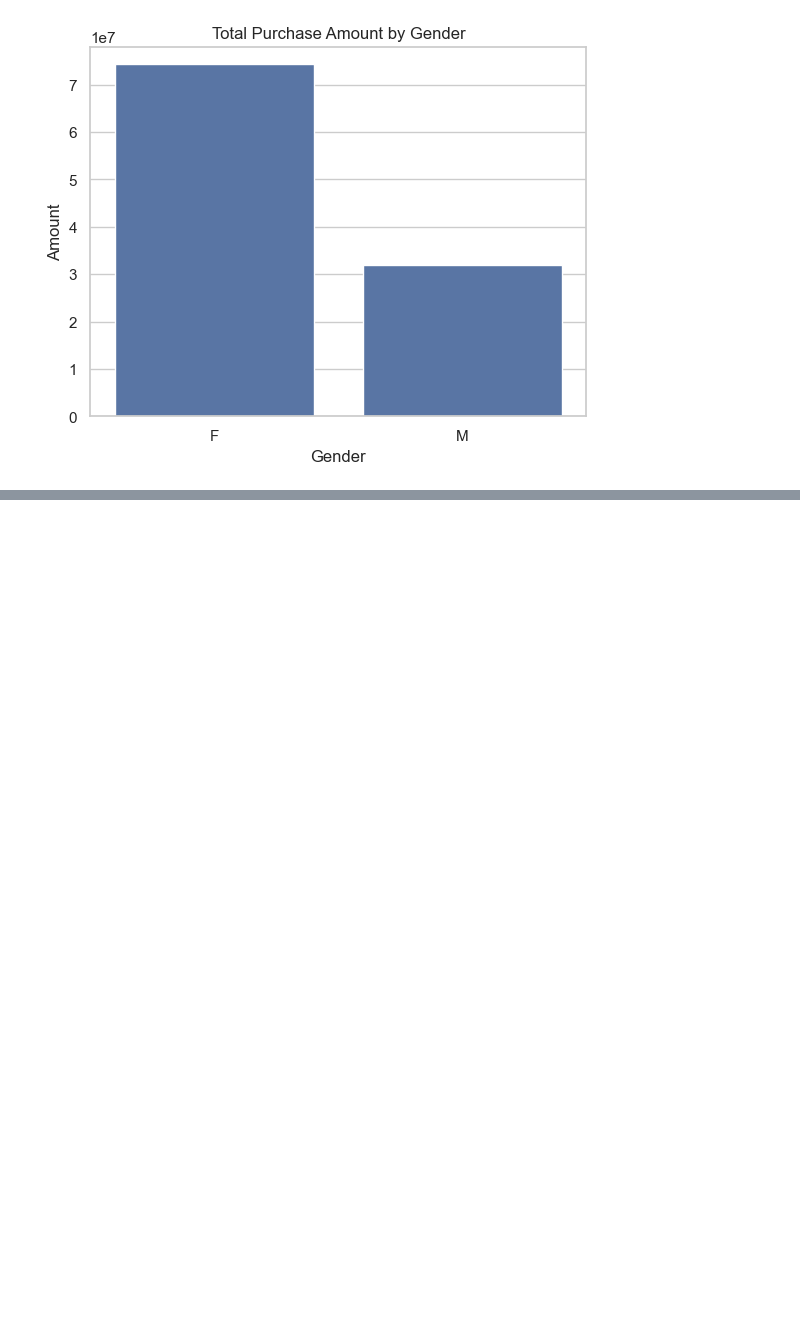
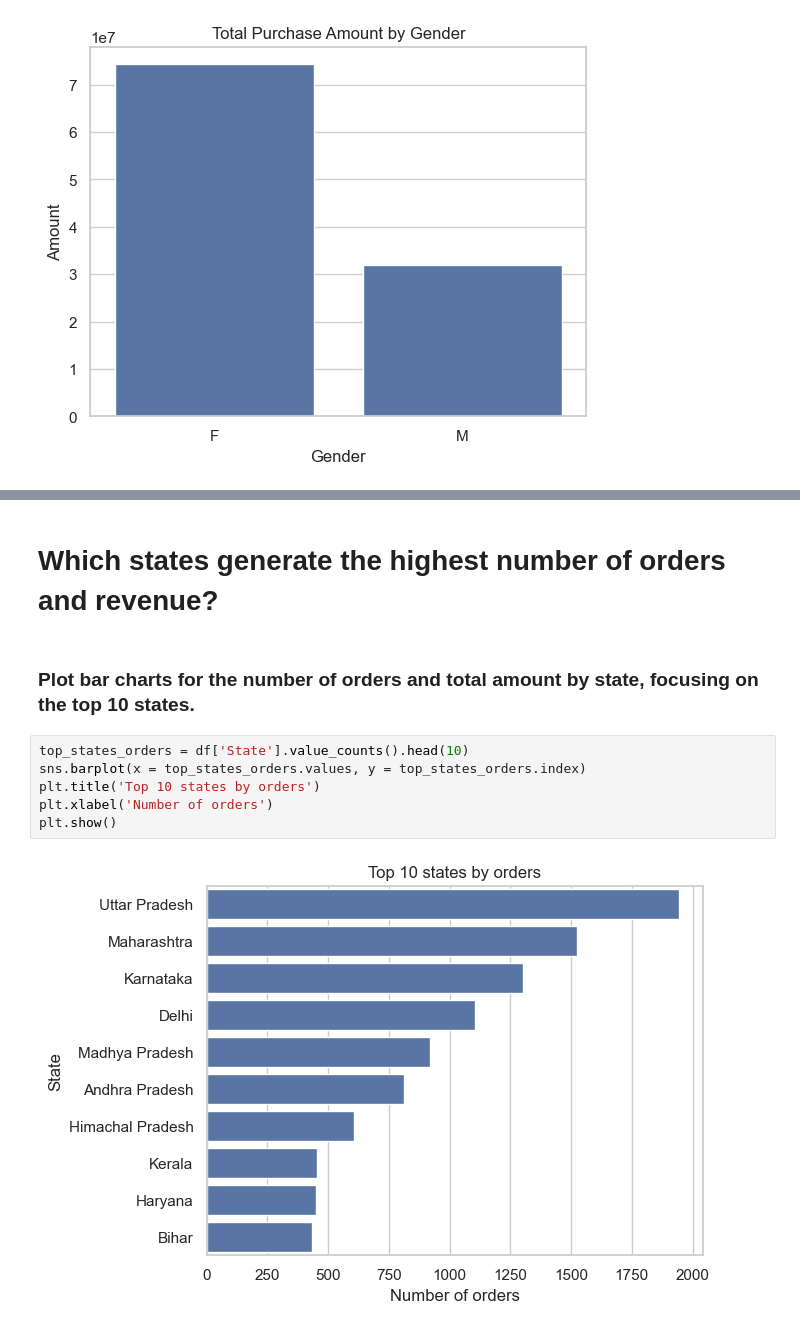
Before and after one commit to rohanpatil1794/New-Year-Sales-Analysis, a Jupyter notebook: New_year_sales_analysis.ipynb, the cells around one changed output, grey strips where cells are left out. Saved outputs shown, nothing was run; the diff lists cells and outputs as text; blank space fills up the shorter version.

```diff
--- a/New_year_sales_analysis.ipynb
+++ b/New_year_sales_analysis.ipynb
@@ -143,0 +169,12 @@ plt.show()
+# %% [markdown]
+# Which states generate the highest number of orders and revenue?
+# %% [markdown]
+### Plot bar charts for the number of orders and total amount by state, focusing on the top 10 states.
+# %%
+top_states_orders = df['State'].value_counts().head(10)
+sns.barplot(x = top_states_orders.values, y = top_states_orders.index)
+plt.title('Top 10 states by orders')
+plt.xlabel('Number of orders')
+plt.show()
+# %% [output]
+[figure, added]
```
Also changed, not shown: parts of 9 cells of this notebook.
